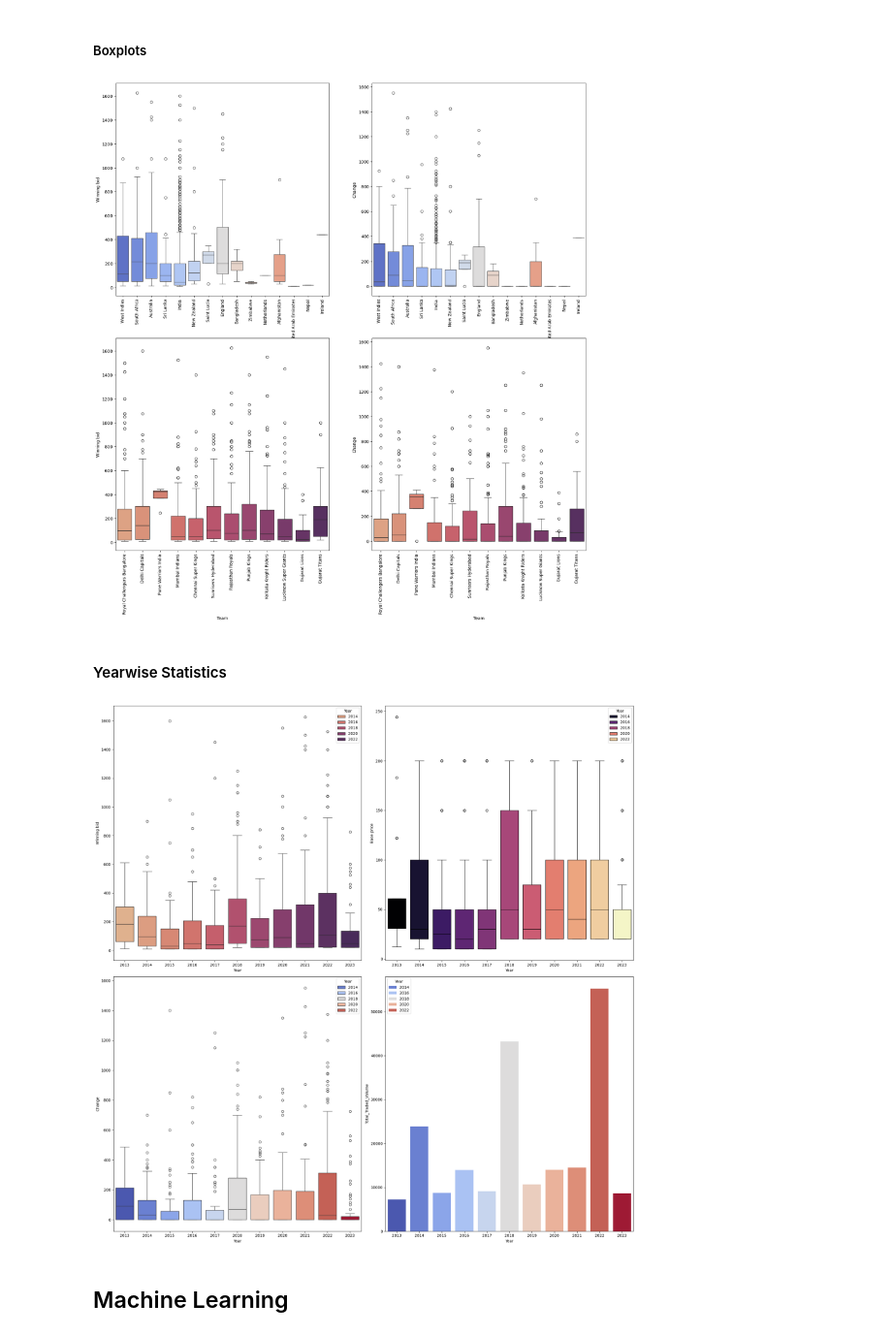
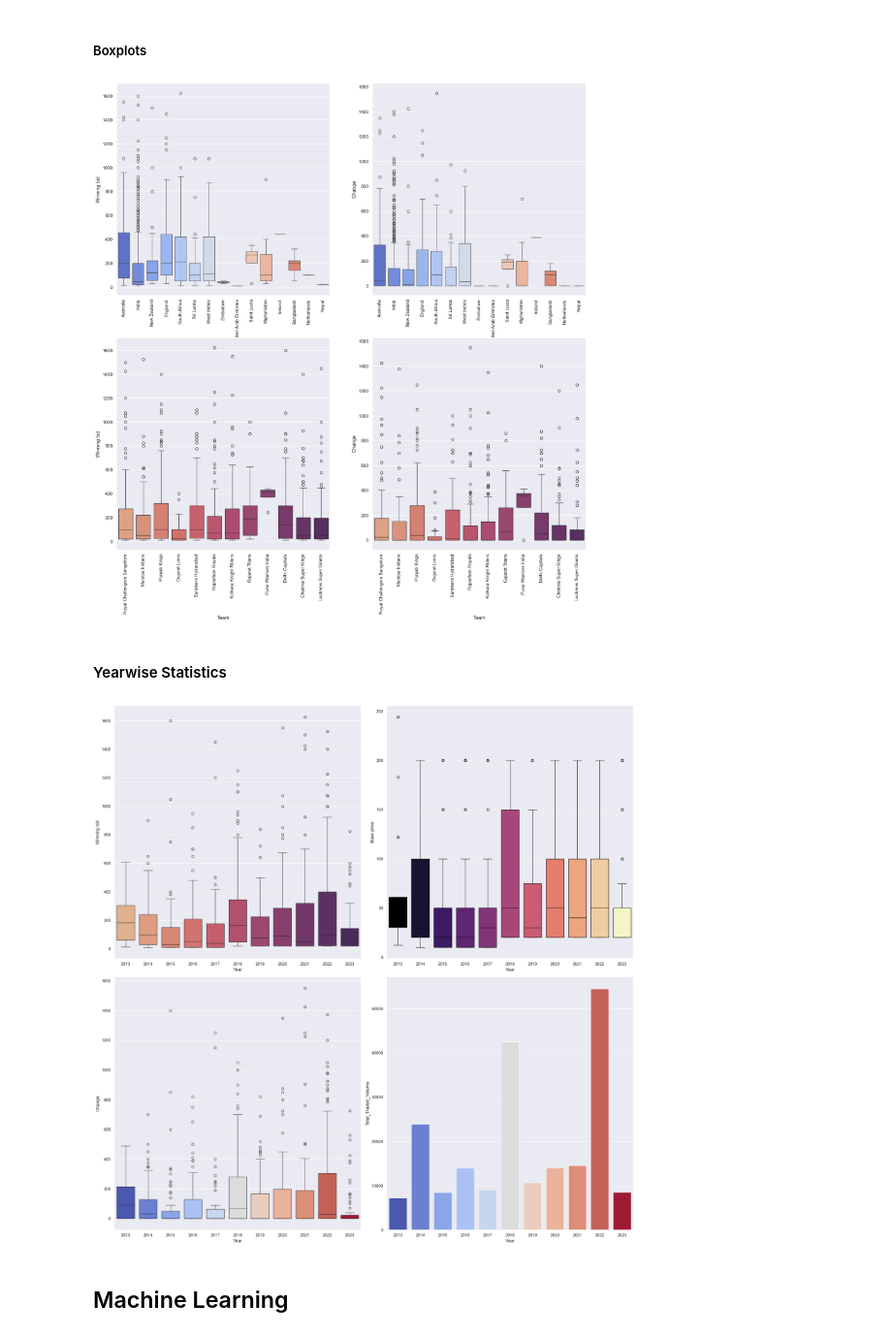
Before and after one commit to arhamaneeq/CFA_Analytics_Induction, a Jupyter notebook: edaNotebook.ipynb, the cells around one changed output. Shown at 97% size. Cells and saved outputs as stored; diff of their text form; code cells hidden in the pictures.

```diff
--- a/edaNotebook.ipynb
+++ b/edaNotebook.ipynb
@@ -13,7 +13,6 @@ import pandas as pd
 
 import matplotlib.pyplot as plt
 import seaborn as sns
-from pywaffle import Waffle
 
 # Statistics
 
@@ -26,8 +25,10 @@ import sklearn
 from sklearn.cluster import KMeans
 from sklearn.preprocessing import StandardScaler
 from scipy.cluster.hierarchy import dendrogram, linkage
-import networkx as nx
 from sklearn.decomposition import PCA
+
+# SETUP
+sns.set_theme(style='darkgrid', palette='dark')
 # %% [markdown]
 ## Cleaning
 # %% [markdown]
@@ -97,9 +98,15 @@ for row in df.index:
 for row in df.index:
     if df.loc[row, 'Country'] in {"Namibia", 'Trinidad and Tobago', 'Jamaica', 'Barbados', 'Guyana'}:
         df.loc[row, 'Country'] = 'West Indies'
+# %%
+# Drop Players Accounted for by Multiple Countries
+df = df[~df['Player'].isin((lambda v: v[v > 1].index)(df.groupby('Player')['Country'].nunique()))].sort_values(['Player'])
 # %%
 # Drop Duplicate Columns
 df = df.drop_duplicates()
+# %%
+# Reset Indices
+df.reset_index(drop=True, inplace=True)
 # %% [markdown]
 ### Cleaned Dataframe
 # %%
@@ -395,28 +402,28 @@ plt.xticks(rotation = 90)
 
 plt.show();
 # %% [output]
-[figure, old version]
+[figure, new version]
 # %% [markdown]
 #### Yearwise Statistics
 # %%
 # Yearwise Data on Winning bid, Base Price, Change, and Total Traded Volume
 plt.figure(figsize=(20,20))
 plt.subplot(2, 2, 1)
-sns.boxplot(x="Year", y="Winning bid", data=df, palette="flare", hue="Year")
+sns.boxplot(x="Year", y="Winning bid", data=df, palette="flare", hue="Year").legend_.remove()
 plt.tight_layout()
 plt.subplot(2,2,2)
-sns.boxplot(x="Year", y="Base price", data=df, palette="magma", hue="Year")
+sns.boxplot(x="Year", y="Base price", data=df, palette="magma", hue="Year").legend_.remove()
 plt.tight_layout()
 plt.subplot(2,2,3)
-sns.boxplot(x="Year", y="Change", data=df, palette="coolwarm", hue="Year")
+sns.boxplot(x="Year", y="Change", data=df, palette="coolwarm", hue="Year").legend_.remove()
 plt.tight_layout()
 plt.subplot(2, 2, 4)
-sns.barplot(x="Year", y="Total_Traded_Volume", data=yearly_df, palette="coolwarm", hue="Year")
+sns.barplot(x="Year", y="Total_Traded_Volume", data=yearly_df, palette="coolwarm", hue="Year").legend_.remove()
 plt.tight_layout()
 
 plt.show();
 # %% [output]
-[figure, old version]
+[figure, new version]
 # %% [markdown]
 ## Machine Learning
 # %% [markdown]
```
Also changed, not shown: parts of 21 cells of this notebook, 3 other files.
